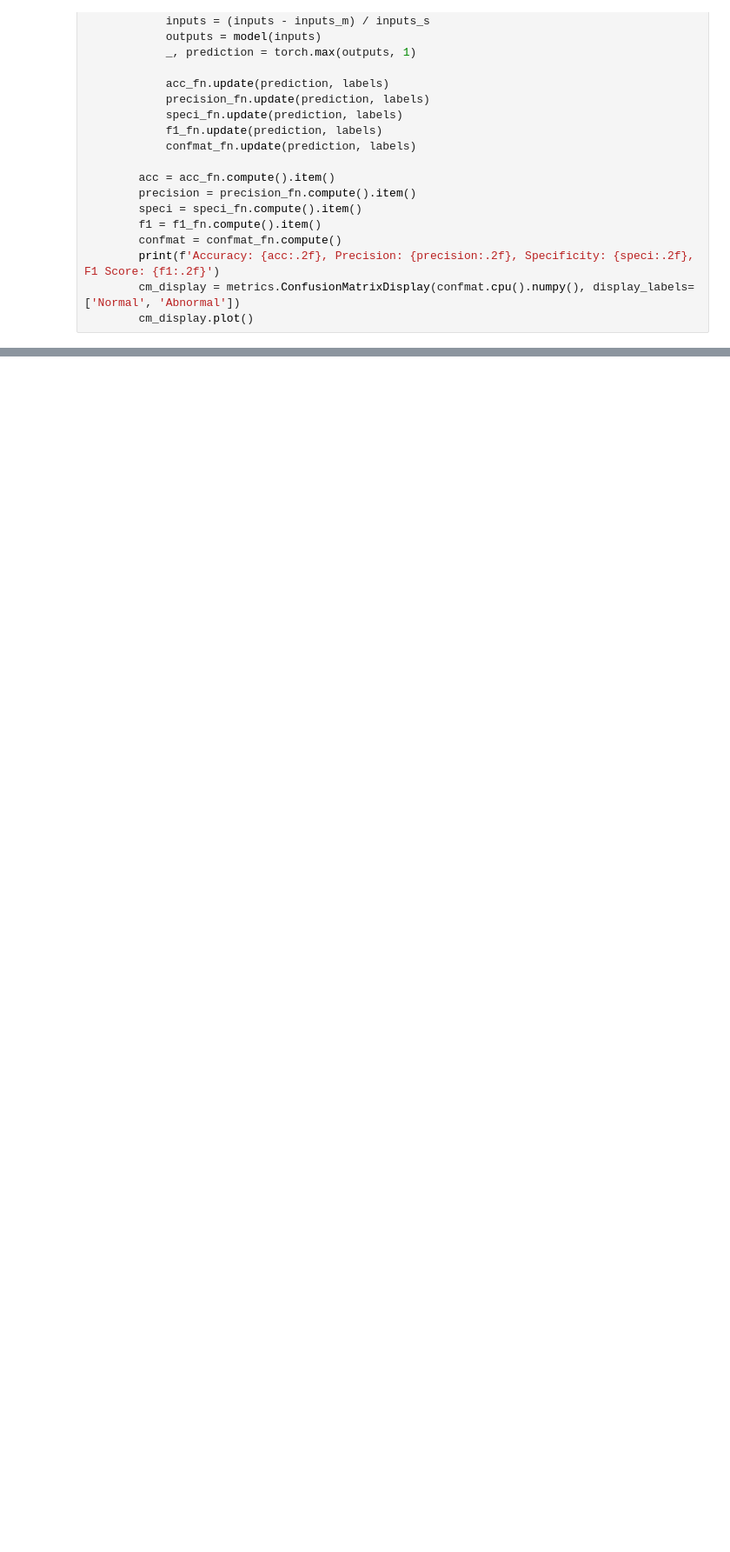
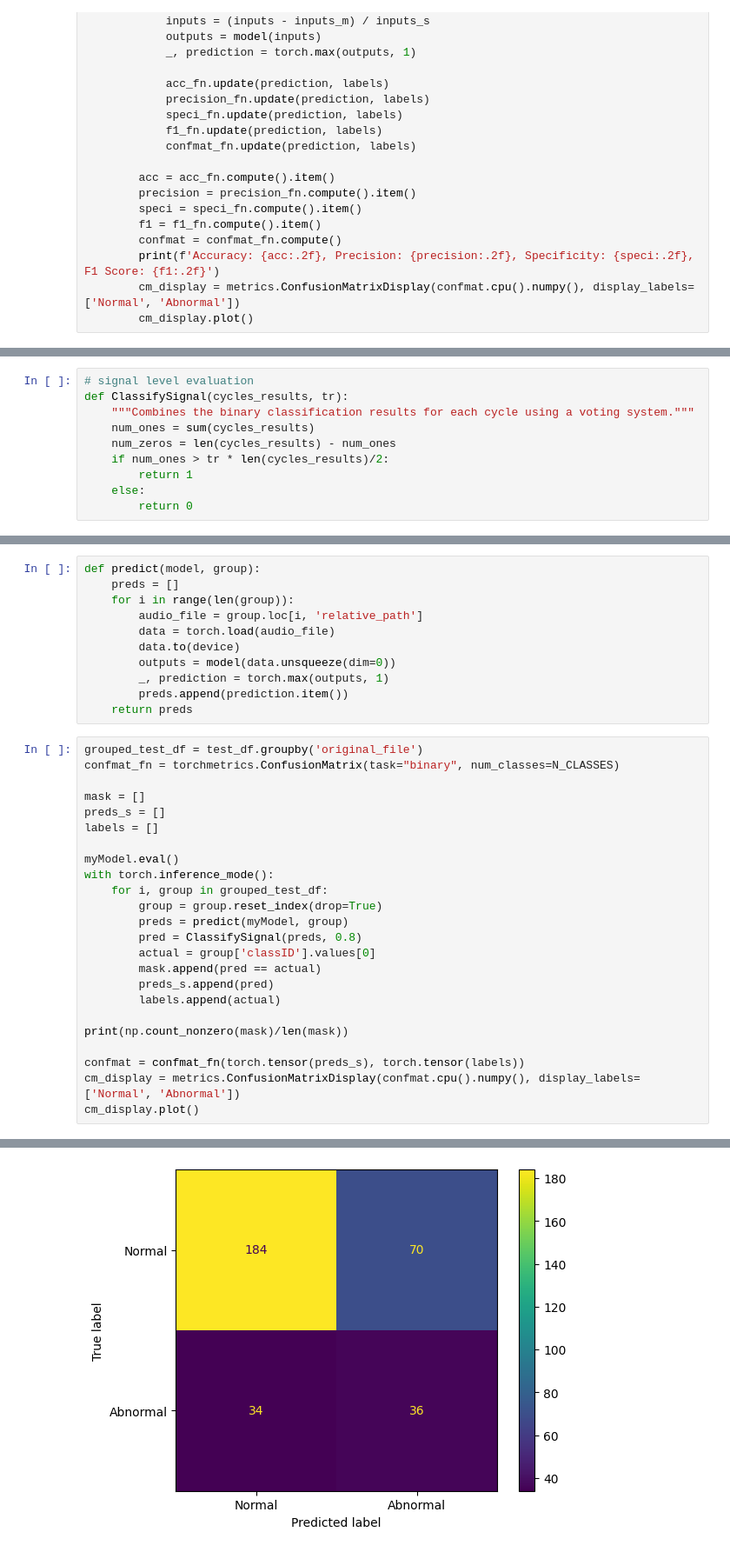
Before and after one commit to iTzAymen/PCG_Classification, a Jupyter notebook: main_preprocessed.ipynb, the cells around one changed output, grey strips where cells are left out. Shown: that part at 87% size. Cells and saved outputs as stored; diff of their text form; blank space fills up the shorter version.

```diff
--- a/main_preprocessed.ipynb
+++ b/main_preprocessed.ipynb
@@ -471,0 +437,10 @@ NameError: name 'AudioUtil' is not defined
+# %%
+# signal level evaluation
+def ClassifySignal(cycles_results, tr):
+    """Combines the binary classification results for each cycle using a voting system."""
+    num_ones = sum(cycles_results)
+    num_zeros = len(cycles_results) - num_ones
+    if num_ones > tr * len(cycles_results)/2:
+        return 1
+    else:
+        return 0
@@ -471,0 +459,36 @@ NameError: name 'AudioUtil' is not defined
+# %%
+def predict(model, group):
+    preds = []
+    for i in range(len(group)):
+        audio_file = group.loc[i, 'relative_path']
+        data = torch.load(audio_file)
+        data.to(device)
+        outputs = model(data.unsqueeze(dim=0))
+        _, prediction = torch.max(outputs, 1)
+        preds.append(prediction.item())
+    return preds
+# %%
+grouped_test_df = test_df.groupby('original_file')
+confmat_fn = torchmetrics.ConfusionMatrix(task="binary", num_classes=N_CLASSES)
+
+mask = []
+preds_s = []
+labels = []
+
+myModel.eval()
+with torch.inference_mode():
+    for i, group in grouped_test_df:
+        group = group.reset_index(drop=True)
+        preds = predict(myModel, group)
+        pred = ClassifySignal(preds, 0.8)
+        actual = group['classID'].values[0]
+        mask.append(pred == actual)
+        preds_s.append(pred)
+        labels.append(actual)
+
+print(np.count_nonzero(mask)/len(mask))
+
+confmat = confmat_fn(torch.tensor(preds_s), torch.tensor(labels))
+cm_display = metrics.ConfusionMatrixDisplay(confmat.cpu().numpy(), display_labels=['Normal', 'Abnormal'])
+cm_display.plot()
+# %% [output]
@@ -471,0 +497 @@ NameError: name 'AudioUtil' is not defined
+[figure, added]
```
Also changed, not shown: parts of 18 cells of this notebook, 5 other files.
